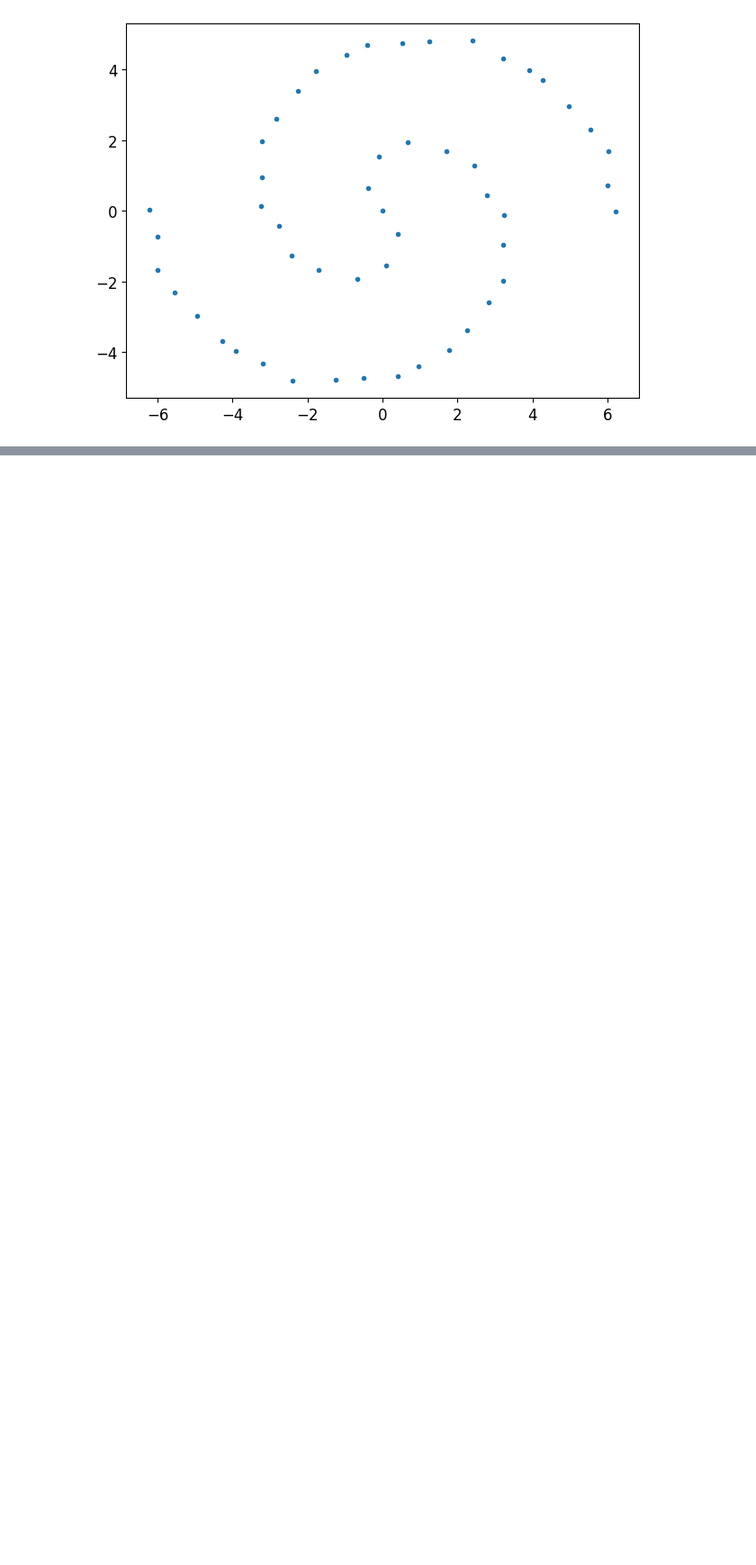
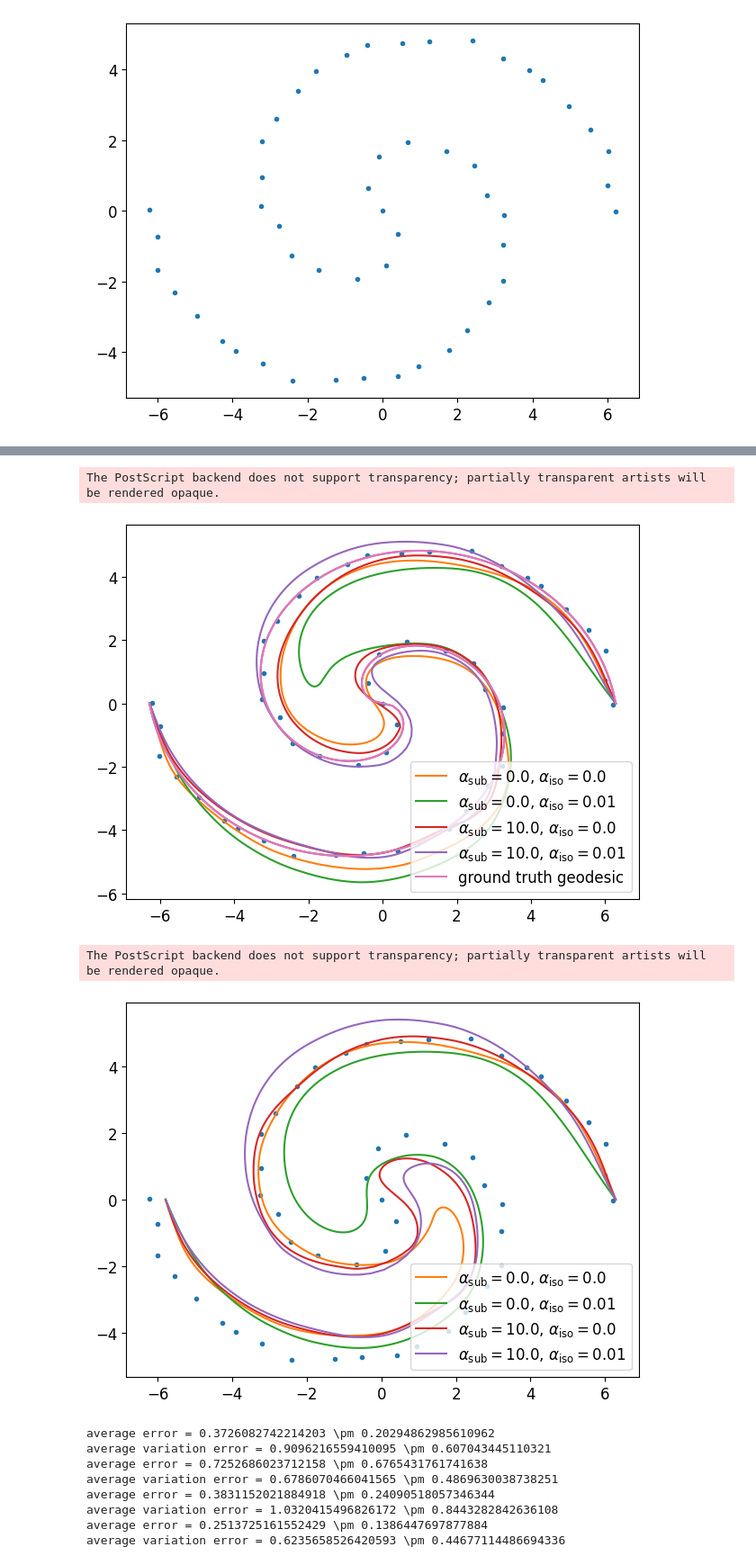
Before and after one commit to wdiepeveen/Pulling-back-symmetric-Riemannian-geometry-for-data-analysis, a Jupyter notebook: experiments/diffeomorphism_effects/evaluate_diffeomorphism_effects.ipynb, the cells around one changed output, grey strips where cells are left out. Shown: that part at 90% size. Saved outputs shown, nothing was run; the diff lists cells and outputs as text; code cells hidden in the pictures; blank space fills up the shorter version.

```diff
--- a/experiments/diffeomorphism_effects/evaluate_diffeomorphism_effects.ipynb
+++ b/experiments/diffeomorphism_effects/evaluate_diffeomorphism_effects.ipynb
@@ -108,0 +135,48 @@ s_z3 = s_offset
+# %%
+# plot geodesics
+plt.plot(s_data[:,0], s_data[:,1], '.')
+for i in range(2):
+    for j in range(2):
+        plt.plot(s_gamma_12_t_dict[f"{i}{j}"].squeeze().detach().numpy()[:,0], s_gamma_12_t_dict[f"{i}{j}"].squeeze().detach().numpy()[:,1],
+                 label=figure_label_dict[f"{i}{j}"])
+
+plt.plot(s_data_gamma_12_t[:,0], s_data_gamma_12_t[:,1])
+plt.plot(s_data_gamma_12_t[:,0], s_data_gamma_12_t[:,1], label="ground truth geodesic")
+plt.legend()
+plt.savefig(os.path.join(results_path,f"geodesics_on_s_M.eps"))
+plt.show()
+
+# plot geodesic variations
+plt.plot(s_data[:,0], s_data[:,1], '.')
+for i in range(2):
+    for j in range(2):
+        plt.plot(s_gamma_12_var_t_dict[f"{i}{j}"].squeeze().detach().numpy()[:,0], s_gamma_12_var_t_dict[f"{i}{j}"].squeeze().detach().numpy()[:,1],
+                 label=figure_label_dict[f"{i}{j}"])
+
+plt.legend()
+plt.savefig(os.path.join(results_path,f"geodesics_on_s_M.eps"))
+plt.show()
+
+# print errors
+for i in range(2):
+    for j in range(2):
+        mean_error = torch.mean(error_12_t_dict[f"{i}{j}"])
+        std_error = torch.std(error_12_t_dict[f"{i}{j}"])
+        print(f"average error = {mean_error.squeeze().detach().numpy()} \pm {std_error.squeeze().detach().numpy()}")
+
+        mean_var_error = torch.mean(error_12_var_t_dict[f"{i}{j}"])
+        std_var_error = torch.std(error_12_var_t_dict[f"{i}{j}"])
+        print(f"average variation error = {mean_var_error.squeeze().detach().numpy()} \pm {std_var_error.squeeze().detach().numpy()}")
+# %% [output]
+The PostScript backend does not support transparency; partially transparent artists will be rendered opaque.
+[figure, added]
+The PostScript backend does not support transparency; partially transparent artists will be rendered opaque.
+[figure, added]
+average error = 0.3726082742214203 \pm 0.20294862985610962
+average variation error = 0.9096216559410095 \pm 0.607043445110321
+average error = 0.7252686023712158 \pm 0.6765431761741638
+average variation error = 0.6786070466041565 \pm 0.4869630038738251
+average error = 0.3831152021884918 \pm 0.24090518057346344
+average variation error = 1.0320415496826172 \pm 0.8443282842636108
+average error = 0.2513725161552429 \pm 0.1386447697877884
+average variation error = 0.6235658526420593 \pm 0.44677114486694336
```
Also changed, not shown: parts of 13 cells of this notebook, 20 other files.
